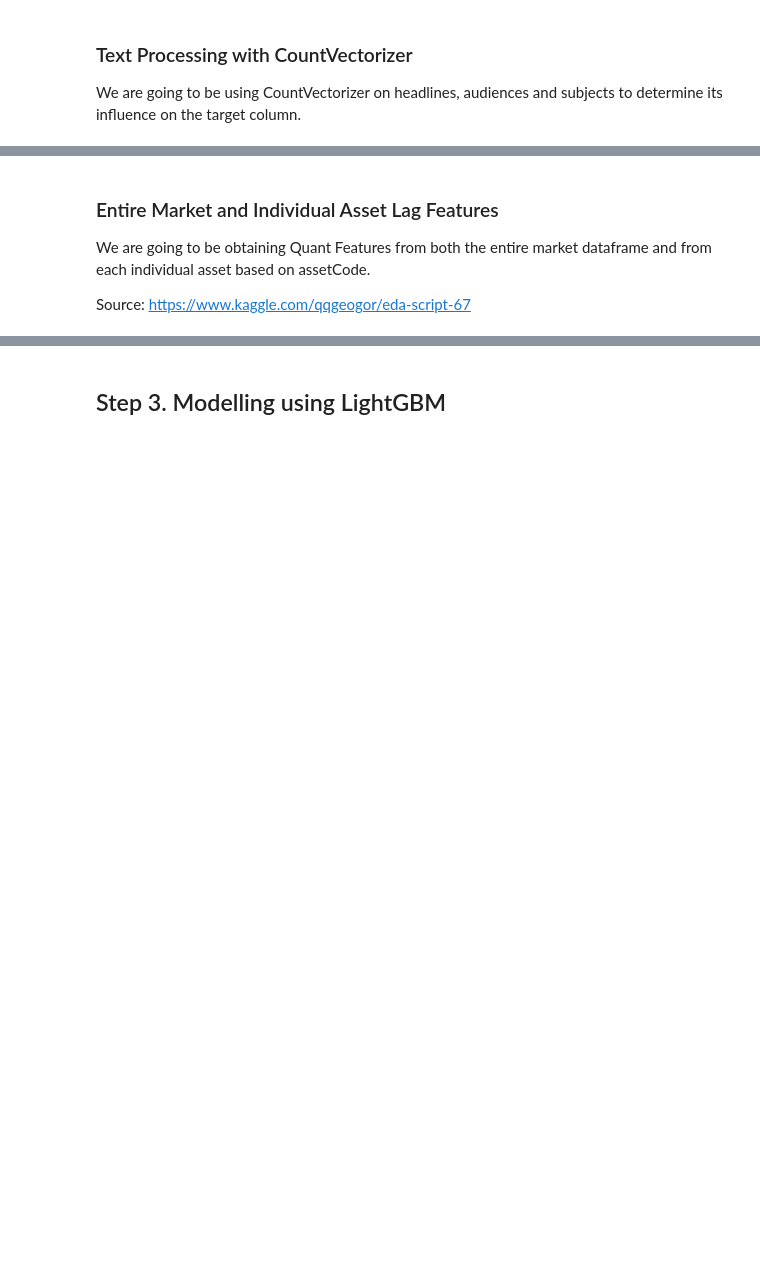
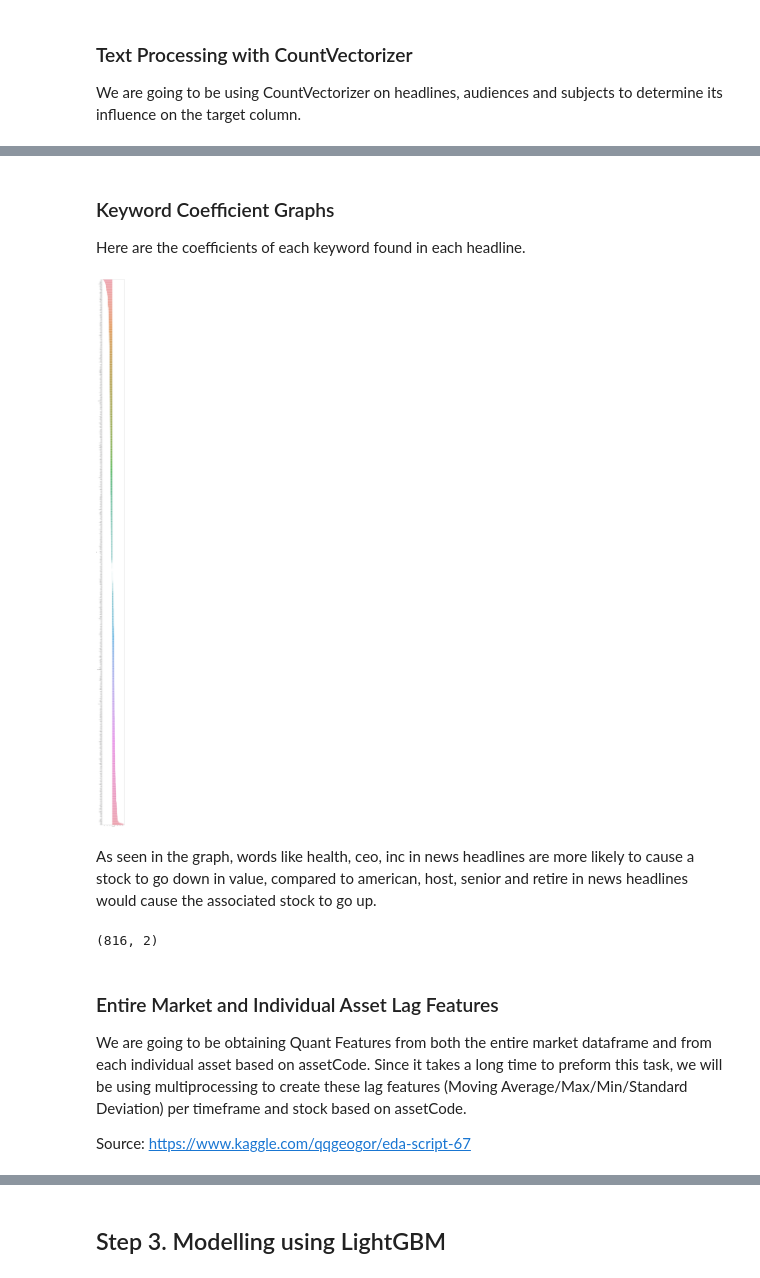
Before and after one commit to jangarong/StockMarketPredictions, a Jupyter notebook: Amateur Hour - Predicting Stocks using LightGBM.ipynb, the cells around one changed output, grey strips where cells are left out. Saved outputs shown, nothing was run; the diff lists cells and outputs as text; code cells hidden in the pictures; blank space fills up the shorter version.

Commit message:
Added keywords chart

```diff
--- a/Amateur Hour - Predicting Stocks using LightGBM.ipynb
+++ b/Amateur Hour - Predicting Stocks using LightGBM.ipynb
@@ -29,6 +33,7 @@ env = twosigmanews.make_env()
 # %%
 (market_train_df, news_train_df) = env.get_training_data()
-sampling = False
+write_submission = False # False skips Step 4
+sampling = True
 if sampling:
     market_train_df = market_train_df.tail(400_000)
     news_train_df = news_train_df.tail(1_000_000)
@@ -47,6 +63,6 @@ Data affected by the Financial Crisis (and January 2010 data) may not benefit th
 # %%
 from datetime import datetime, timedelta
-start = datetime(2010, 2, 1, 0, 0, 0).date()
+start = datetime(2015, 1, 1, 0, 0, 0).date()
 market_train_df = market_train_df.loc[market_train_df['time'].dt.date >= start].reset_index(drop=True)
 news_train_df = news_train_df.loc[news_train_df['time'].dt.date >= start].reset_index(drop=True)
 # %% [markdown]
@@ -319,14 +389,14 @@ class TextToCoeff:
         # get coefficients
         basictext = vectorizer.get_feature_names()
         basiccoeffs = text_model.coef_.tolist()[0]
-        coeff_df = pd.DataFrame({'Text' : basictext,
+        self.coeff_df = pd.DataFrame({'Text' : basictext,
                                 'Coefficient' : basiccoeffs})
 
         # convert dataframe to dictionary of coefficients
-        self.coeff_dict = dict(zip(coeff_df.Text, coeff_df.Coefficient))
+        self.coeff_dict = dict(zip(self.coeff_df.Text, self.coeff_df.Coefficient))
 
         # get value that accounts for nulls
-        self.coeff_default = coeff_df['Coefficient'].mean()
+        self.coeff_default = self.coeff_df['Coefficient'].mean()
 
     def predict_data(self, X_):
 
@@ -337,12 +407,13 @@ class TextToCoeff:
                 # iterate through each set of text data
                 coeff_total_score = 0
 
+                # check if its a tuple or string
                 if isinstance(x, tuple):
                     x = ' '.join(x)
-
                 if isinstance(x, str):
                     x = [x]
 
+                # iterate through each set
                 for textset in x:
 
                     text_lst = textset.split(' ')
@@ -403,6 +474,29 @@ X_train = text_processing_test(X_train, text_to_coeff_lst)
+# %% [markdown]
+### Keyword Coefficient Graphs
+
+Here are the coefficients of each keyword found in each headline.
+# %%
+def coeff_df_graph(cf_df, size):
+
+    # sort values based on coefficient value
+    cf_df = cf_df.sort_values(by=['Coefficient'])
+    plt.figure(figsize=size)
+
+    # plot graph
+    ax = sns.barplot(y="Text", x="Coefficient", data=cf_df)
+# %%
+coeff_df_graph(text_to_coeff_lst[0].coeff_df,(8,200))
+# %% [output]
+[figure, added]
+# %% [markdown]
+As seen in the graph, words like health, ceo, inc in news headlines are more likely to cause a stock to go down in value, compared to american, host, senior and retire in news headlines would cause the associated stock to go up.
+# %%
+text_to_coeff_lst[0].coeff_df.shape
+# %% [output]
+(816, 2)
 # %% [markdown]
 ### Entire Market and Individual Asset Lag Features
-We are going to be obtaining Quant Features from both the entire market dataframe and from each individual asset based on assetCode.
+We are going to be obtaining Quant Features from both the entire market dataframe and from each individual asset based on assetCode. Since it takes a long time to preform this task, we will be using multiprocessing to create these lag features (Moving Average/Max/Min/Standard Deviation) per timeframe and stock based on assetCode.
 
 Source: https://www.kaggle.com/qqgeogor/eda-script-67
 # %%
```
Also changed, not shown: parts of 38 cells of this notebook.
